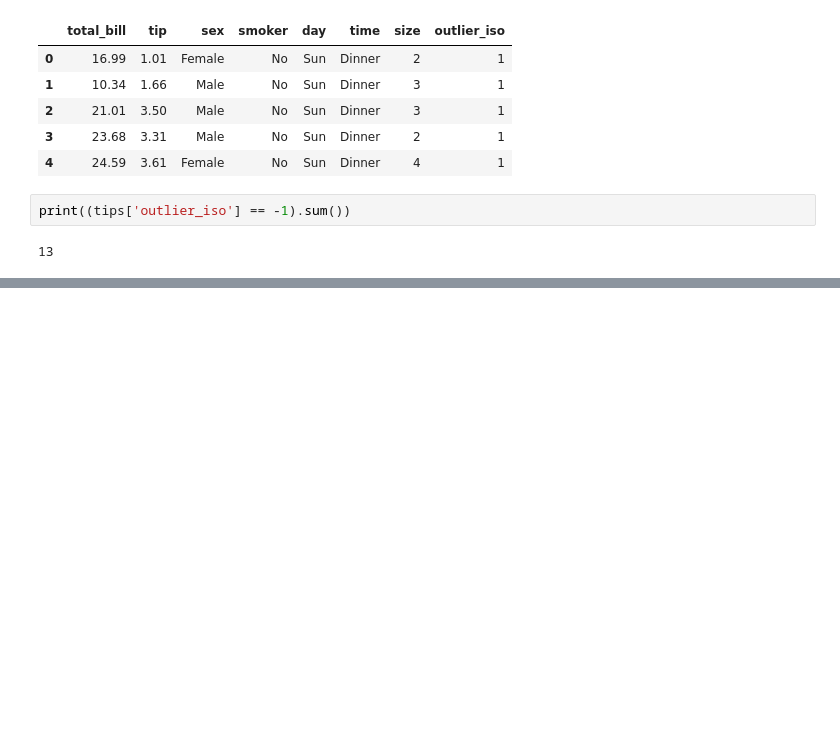
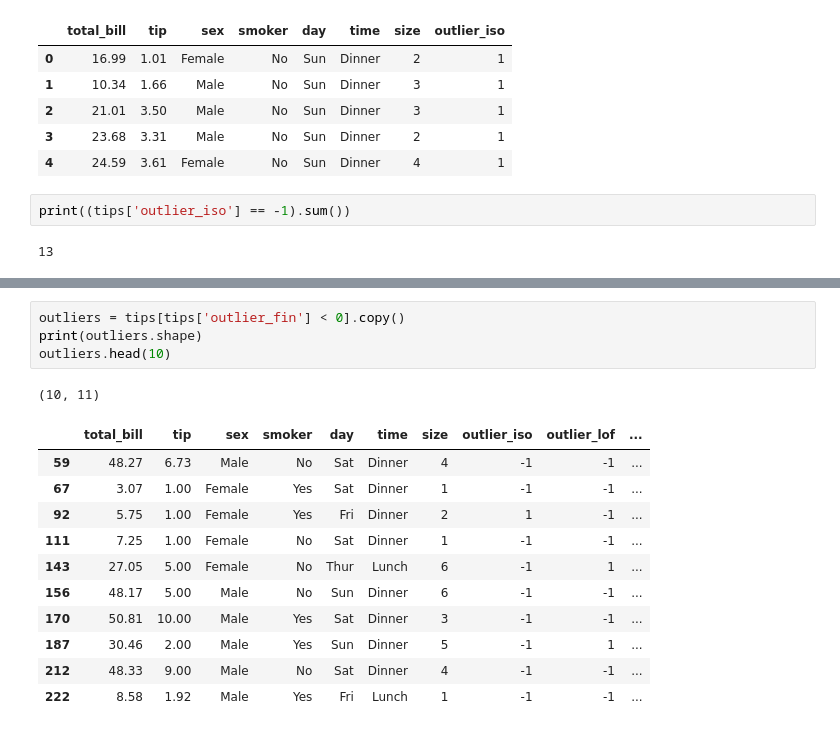
Before and after one commit to UFAC-SI/tesi1-26, a Jupyter notebook: notebooks/pre-processamento-avancado.ipynb, the cells around one changed output, grey strips where cells are left out. Saved outputs shown, nothing was run; the diff lists cells and outputs as text; blank space fills up the shorter version.

```diff
--- a/notebooks/pre-processamento-avancado.ipynb
+++ b/notebooks/pre-processamento-avancado.ipynb
@@ -89,0 +159,17 @@ plt.show()
+# %%
+outliers = tips[tips['outlier_fin'] < 0].copy()
+print(outliers.shape)
+outliers.head(10)
+# %% [output]
+(10, 11)
+|  | total_bill | tip | sex | smoker | day | time | size | outlier_iso | outlier_lof | ... |
+| 59 | 48.27 | 6.73 | Male | No | Sat | Dinner | 4 | -1 | -1 | ... |
+| 67 | 3.07 | 1.00 | Female | Yes | Sat | Dinner | 1 | -1 | -1 | ... |
+| 92 | 5.75 | 1.00 | Female | Yes | Fri | Dinner | 2 | 1 | -1 | ... |
+| 111 | 7.25 | 1.00 | Female | No | Sat | Dinner | 1 | -1 | -1 | ... |
+| 143 | 27.05 | 5.00 | Female | No | Thur | Lunch | 6 | -1 | 1 | ... |
+| 156 | 48.17 | 5.00 | Male | No | Sun | Dinner | 6 | -1 | -1 | ... |
+| 170 | 50.81 | 10.00 | Male | Yes | Sat | Dinner | 3 | -1 | -1 | ... |
+| 187 | 30.46 | 2.00 | Male | Yes | Sun | Dinner | 5 | -1 | 1 | ... |
+| 212 | 48.33 | 9.00 | Male | No | Sat | Dinner | 4 | -1 | -1 | ... |
+| 222 | 8.58 | 1.92 | Male | Yes | Fri | Lunch | 1 | -1 | -1 | ... |
```
Also changed, not shown: parts of 11 cells of this notebook.
